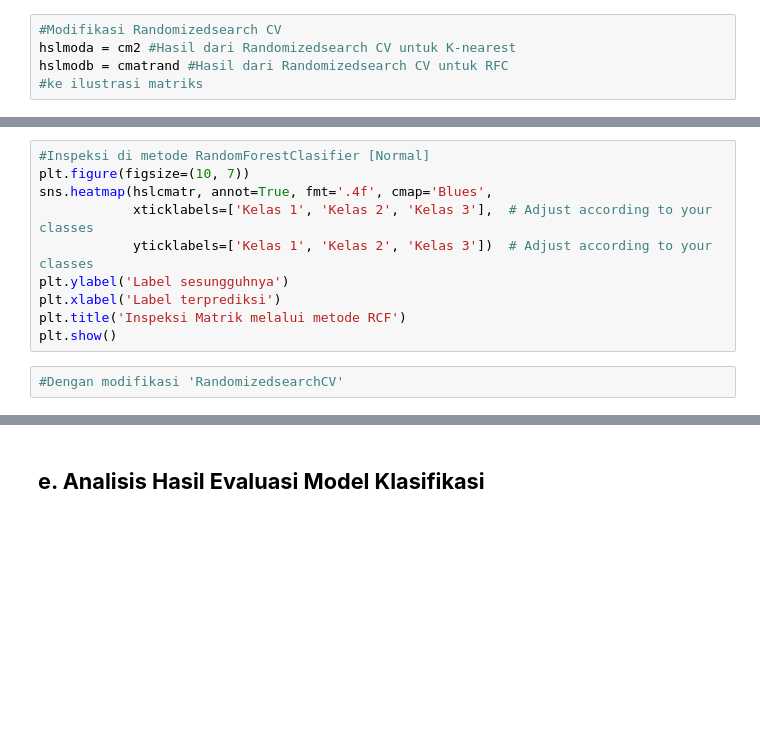
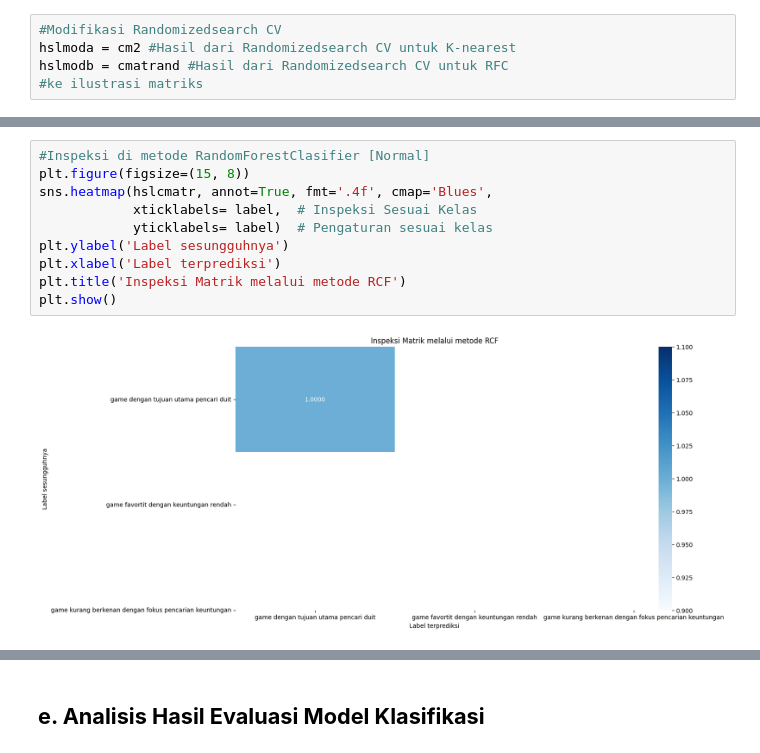
Before and after one commit to DGkurnia/cnkproject, a Jupyter notebook: BMLP_Derfansyah_Guswiranata_Kurnia_klasifikasi.ipynb, the cells around one changed output, grey strips where cells are left out. Cells and saved outputs as stored; diff of their text form; blank space fills up the shorter version.

```diff
--- a/BMLP_Derfansyah_Guswiranata_Kurnia_klasifikasi.ipynb
+++ b/BMLP_Derfansyah_Guswiranata_Kurnia_klasifikasi.ipynb
@@ -696,12 +773,12 @@ plt.show()
 # %%
 #Inspeksi di metode RandomForestClasifier [Normal]
-plt.figure(figsize=(10, 7))
+plt.figure(figsize=(15, 8))
 sns.heatmap(hslcmatr, annot=True, fmt='.4f', cmap='Blues',
-            xticklabels=['Kelas 1', 'Kelas 2', 'Kelas 3'],  # Adjust according to your classes
-            yticklabels=['Kelas 1', 'Kelas 2', 'Kelas 3'])  # Adjust according to your classes
+            xticklabels= label,  # Inspeksi Sesuai Kelas
+            yticklabels= label)  # Pengaturan sesuai kelas
 plt.ylabel('Label sesungguhnya')
 plt.xlabel('Label terprediksi')
 plt.title('Inspeksi Matrik melalui metode RCF')
 plt.show()
+# %% [output]
+[figure, added]
-# %%
-#Dengan modifikasi 'RandomizedsearchCV'
```
Also changed, not shown: parts of 29 cells of this notebook.
